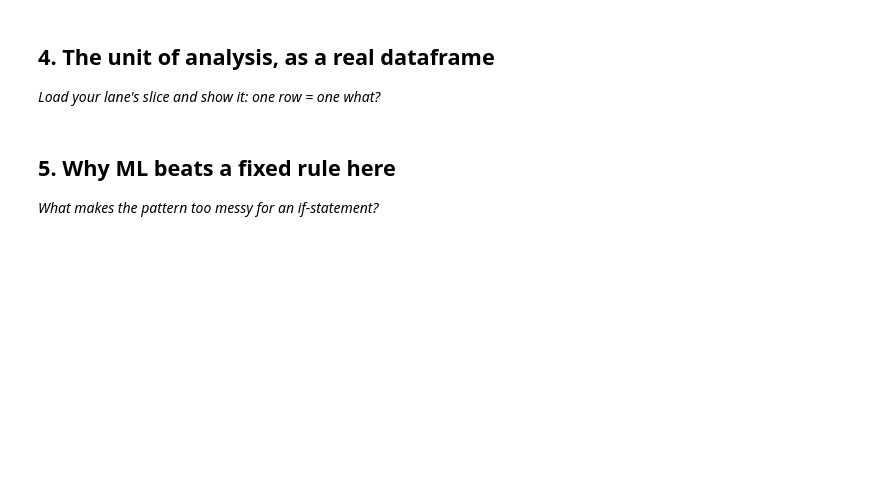
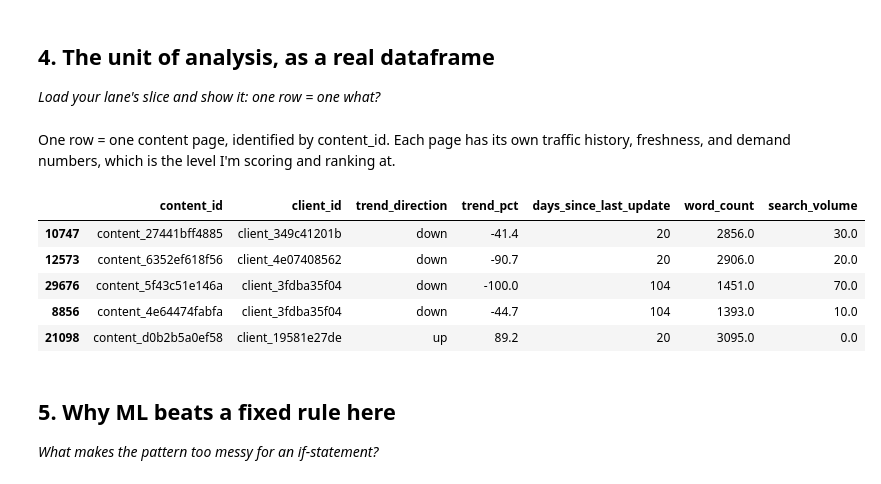
Before and after one commit to abdulhadi2005ag-cmd/flyrank-ml-internship-hadii, a Jupyter notebook: work/notebooks/w02_ml_task_framing.ipynb, the cells around one changed output. Saved outputs shown, nothing was run; the diff lists cells and outputs as text; code cells hidden in the pictures; blank space fills up the shorter version.

```diff
--- a/work/notebooks/w02_ml_task_framing.ipynb
+++ b/work/notebooks/w02_ml_task_framing.ipynb
@@ -37,3 +86,15 @@ This skeleton is yours to fill. Work the sections **in order** — each one has
+# %% [markdown]
+One row = one content page, identified by content_id. Each page has its own traffic history, freshness, and demand numbers, which is the level I'm scoring and ranking at.
+# %%
+df[["content_id", "client_id", "trend_direction", "trend_pct",
+    "days_since_last_update", "word_count", "search_volume"]].sample(5, random_state=1)
+# %% [output]
+|  | content_id | client_id | trend_direction | trend_pct | days_since_last_update | word_count | search_volume |
+| 10747 | content_27441bff4885 | client_349c41201b | down | -41.4 | 20 | 2856.0 | 30.0 |
+| 12573 | content_6352ef618f56 | client_4e07408562 | down | -90.7 | 20 | 2906.0 | 20.0 |
+| 29676 | content_5f43c51e146a | client_3fdba35f04 | down | -100.0 | 104 | 1451.0 | 70.0 |
+| 8856 | content_4e64474fabfa | client_3fdba35f04 | down | -44.7 | 104 | 1393.0 | 10.0 |
+| 21098 | content_d0b2b5a0ef58 | client_19581e27de | up | 89.2 | 20 | 3095.0 | 0.0 |
 # %% [markdown]
 ## 5. Why ML beats a fixed rule here
 
```
Also changed, not shown: parts of 15 cells of this notebook.
